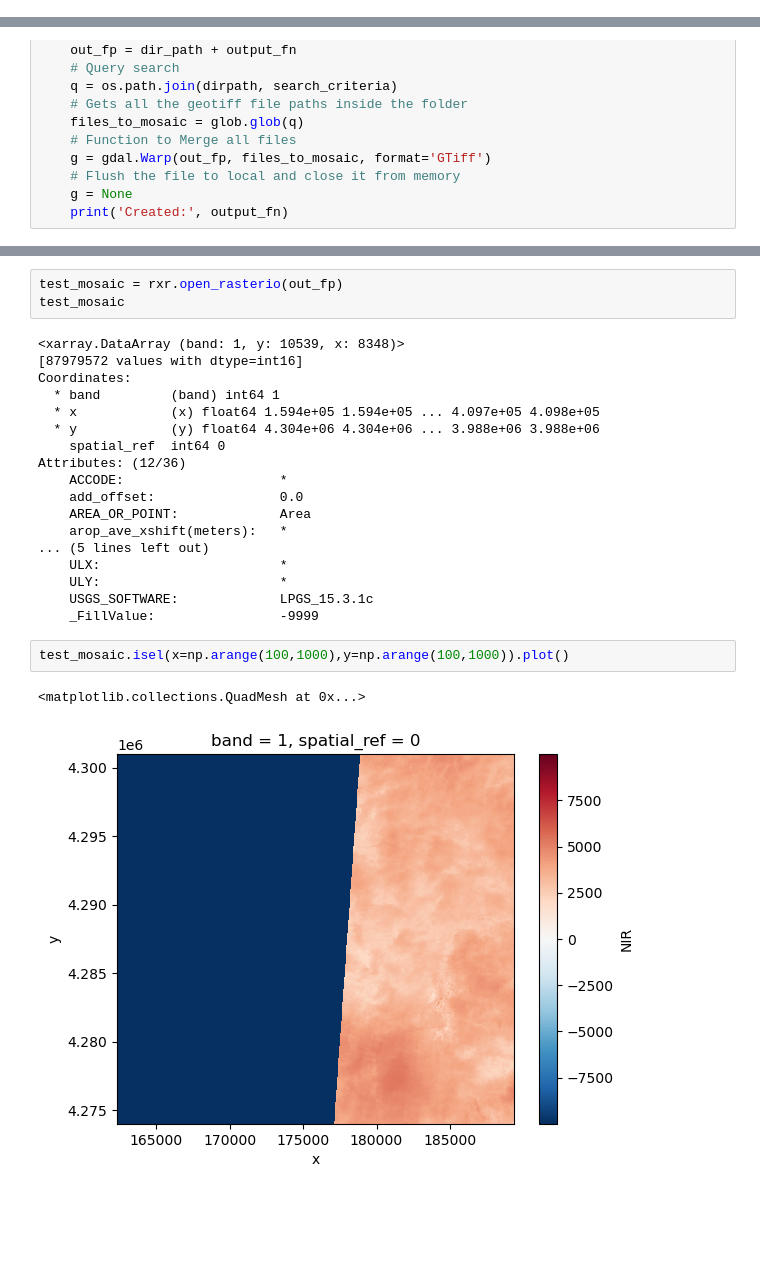
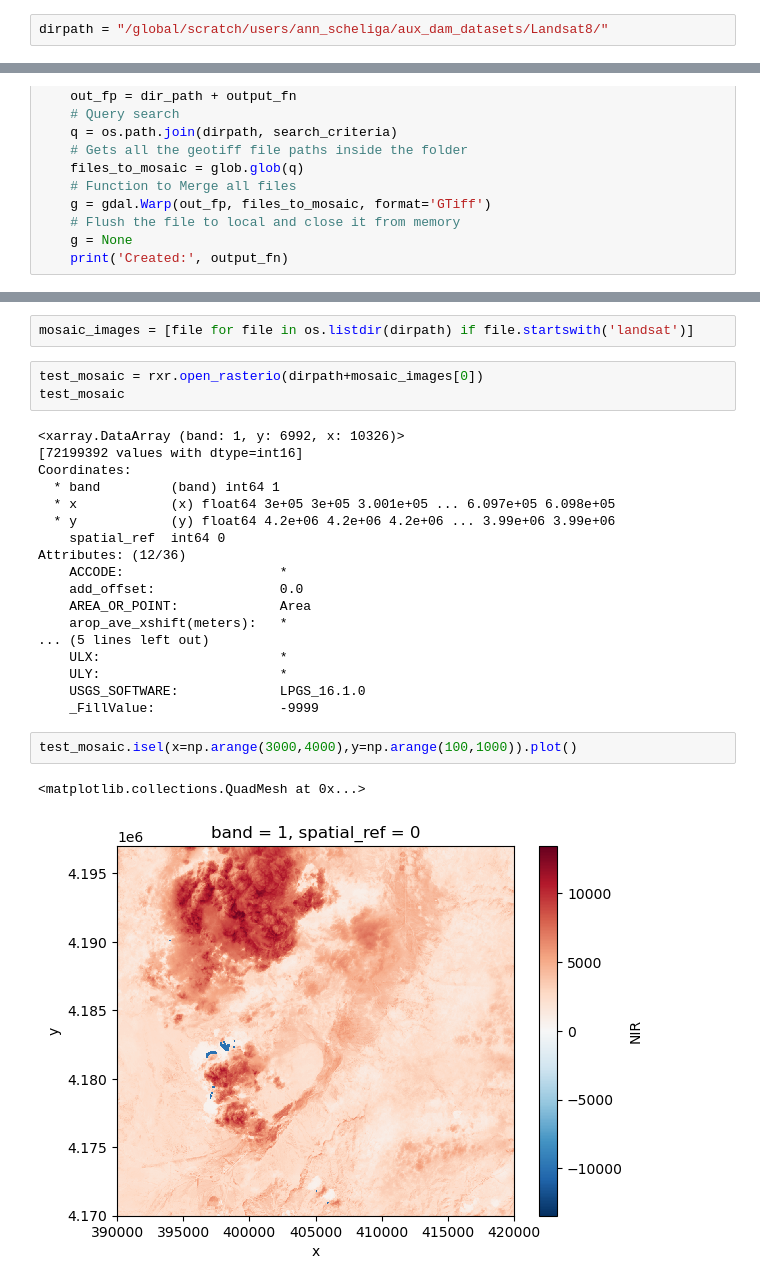
Before and after one commit to ascheliga/CYGNSS-GRACE, a Jupyter notebook: notebooks/exploratory_landsat.ipynb, the cells around one changed output, grey strips where cells are left out. Drawn from its saved outputs; the diff is of its cells as text; blank space fills up the shorter version.

```diff
--- a/notebooks/exploratory_landsat.ipynb
+++ b/notebooks/exploratory_landsat.ipynb
@@ -7,3 +10,5 @@ import itertools
+# %%
+dirpath = "/global/scratch/users/ann_scheliga/aux_dam_datasets/Landsat8/"
 # %% [markdown]
 **Overview of NDWI**
 
@@ -79,13 +130,15 @@ for criteria in criteria_list:
+# %%
+mosaic_images = [file for file in os.listdir(dirpath) if file.startswith('landsat')]
 # %%
-test_mosaic = rxr.open_rasterio(out_fp)
+test_mosaic = rxr.open_rasterio(dirpath+mosaic_images[0])
 test_mosaic
 # %% [output]
-<xarray.DataArray (band: 1, y: 10539, x: 8348)>
-[87979572 values with dtype=int16]
+<xarray.DataArray (band: 1, y: 6992, x: 10326)>
+[72199392 values with dtype=int16]
 Coordinates:
   * band         (band) int64 1
-  * x            (x) float64 1.594e+05 1.594e+05 ... 4.097e+05 4.098e+05
-  * y            (y) float64 4.304e+06 4.304e+06 ... 3.988e+06 3.988e+06
+  * x            (x) float64 3e+05 3e+05 3.001e+05 ... 6.097e+05 6.098e+05
+  * y            (y) float64 4.2e+06 4.2e+06 4.2e+06 ... 3.99e+06 3.99e+06
     spatial_ref  int64 0
 Attributes: (12/36)
     ACCODE:                    *
@@ -95,10 +148,10 @@ Attributes: (12/36)
 ... (5 lines left out)
     ULX:                       *
     ULY:                       *
-    USGS_SOFTWARE:             LPGS_15.3.1c
+    USGS_SOFTWARE:             LPGS_16.1.0
     _FillValue:                -9999
 # %%
-test_mosaic.isel(x=np.arange(100,1000),y=np.arange(100,1000)).plot()
+test_mosaic.isel(x=np.arange(3000,4000),y=np.arange(100,1000)).plot()
 # %% [output]
 <matplotlib.collections.QuadMesh at 0x...>
-[figure, old version]
+[figure, new version]
```
Also changed, not shown: parts of 9 cells of this notebook, 4 other files.
